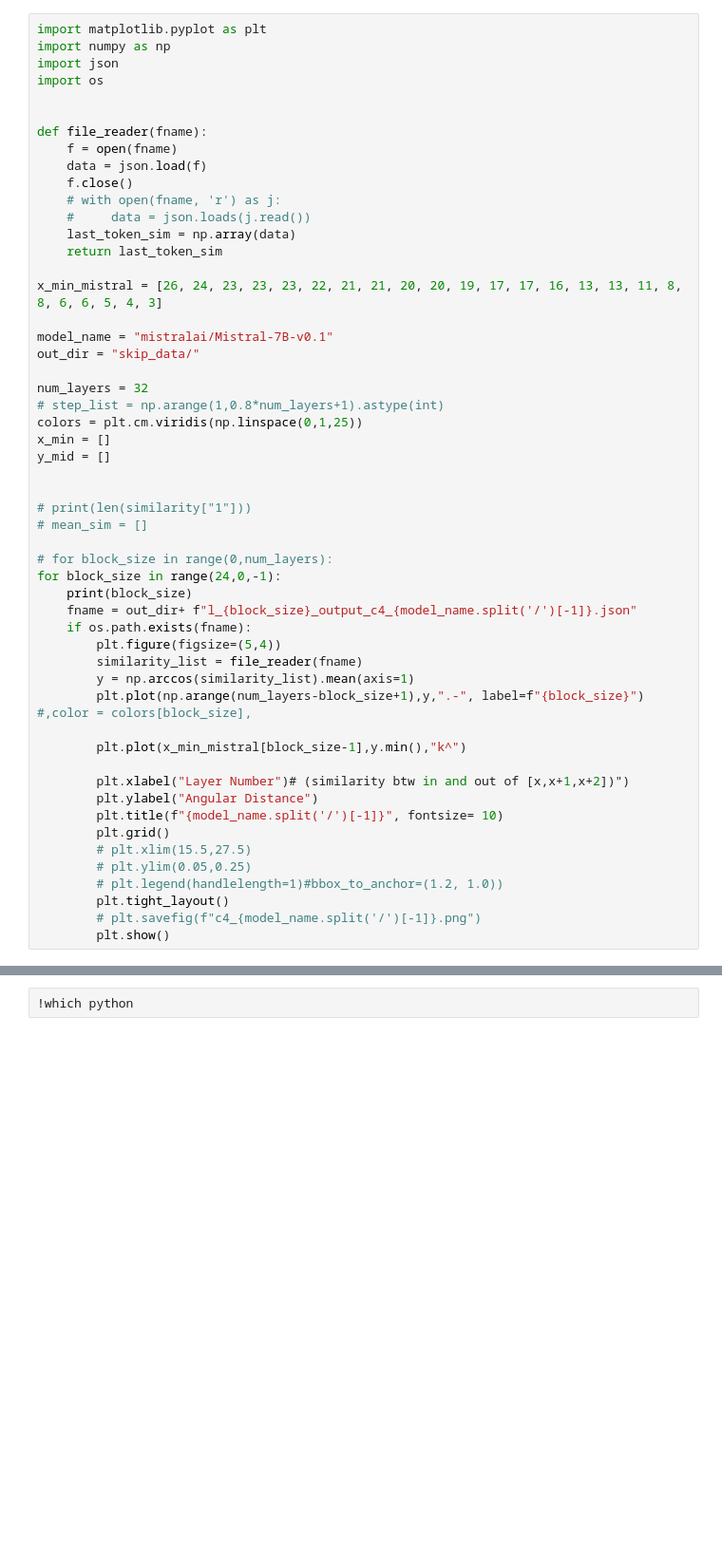
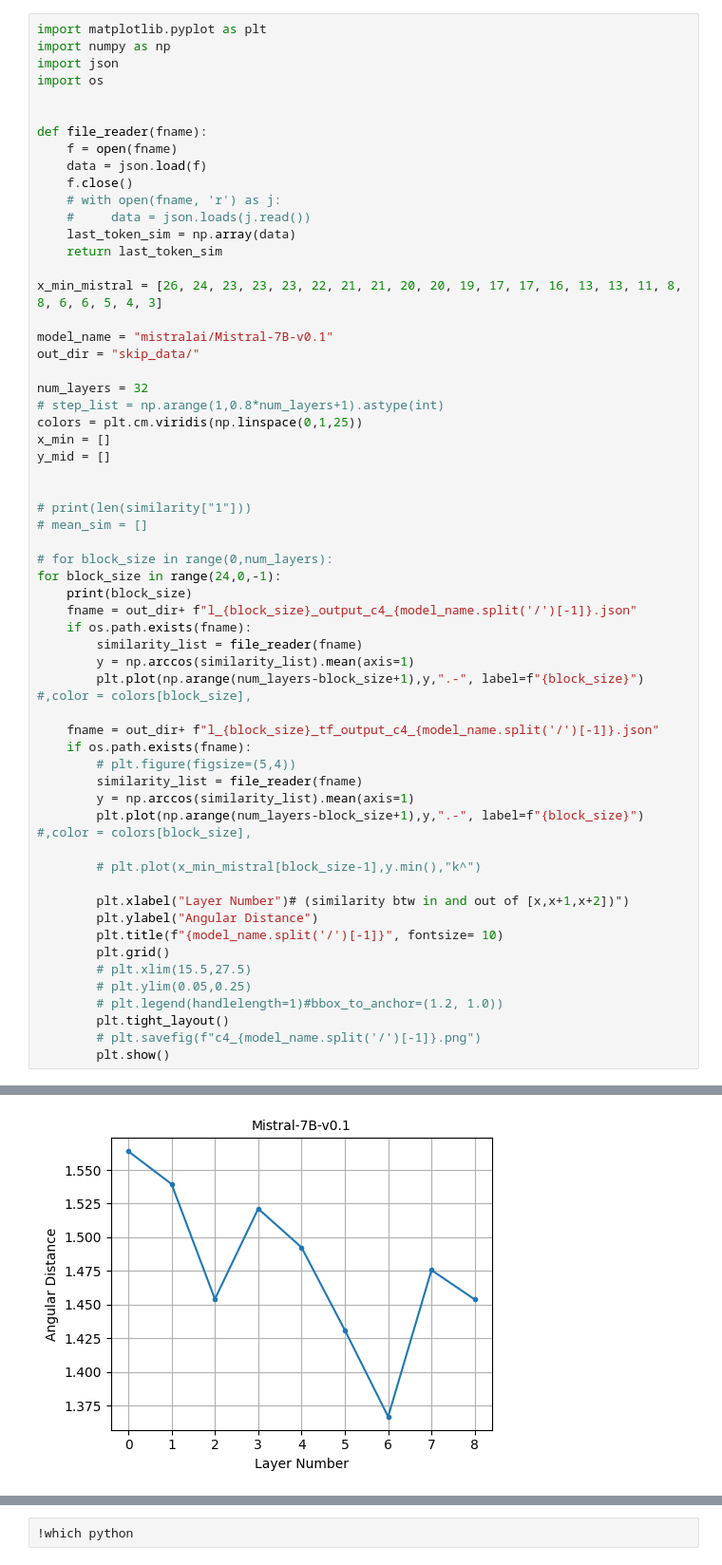
Before and after one commit to hassan-shap/llm-benchmarks, a Jupyter notebook: e2e_cossim/pp_e2e_cs.ipynb, the cells around one changed output, grey strips where cells are left out. Shown at 95% size. Cells and saved outputs as stored; diff of their text form; blank space fills up the shorter version.

Commit message:
run output layer

```diff
--- a/e2e_cossim/pp_e2e_cs.ipynb
+++ b/e2e_cossim/pp_e2e_cs.ipynb
@@ -24,32 +24,39 @@ num_layers = 32
 colors = plt.cm.viridis(np.linspace(0,1,25))
 x_min = []
 y_mid = []
 
 
 # print(len(similarity["1"]))
 # mean_sim = []
 
 # for block_size in range(0,num_layers):
 for block_size in range(24,0,-1):
     print(block_size)
     fname = out_dir+ f"l_{block_size}_output_c4_{model_name.split('/')[-1]}.json"
     if os.path.exists(fname):
-        plt.figure(figsize=(5,4))
         similarity_list = file_reader(fname)
         y = np.arccos(similarity_list).mean(axis=1)
         plt.plot(np.arange(num_layers-block_size+1),y,".-", label=f"{block_size}") #,color = colors[block_size],
 
-        plt.plot(x_min_mistral[block_size-1],y.min(),"k^")
+    fname = out_dir+ f"l_{block_size}_tf_output_c4_{model_name.split('/')[-1]}.json"
+    if os.path.exists(fname):
+        # plt.figure(figsize=(5,4))
+        similarity_list = file_reader(fname)
+        y = np.arccos(similarity_list).mean(axis=1)
+        plt.plot(np.arange(num_layers-block_size+1),y,".-", label=f"{block_size}") #,color = colors[block_size],
+
+        # plt.plot(x_min_mistral[block_size-1],y.min(),"k^")
 
         plt.xlabel("Layer Number")# (similarity btw in and out of [x,x+1,x+2])")
         plt.ylabel("Angular Distance")
         plt.title(f"{model_name.split('/')[-1]}", fontsize= 10)
         plt.grid()
         # plt.xlim(15.5,27.5)
         # plt.ylim(0.05,0.25)
         # plt.legend(handlelength=1)#bbox_to_anchor=(1.2, 1.0))
         plt.tight_layout()
         # plt.savefig(f"c4_{model_name.split('/')[-1]}.png")
         plt.show()
 # %% [output]
 24
+[figure, added]
```
Also changed, not shown: parts of 1 cell of this notebook, 27 other files.
